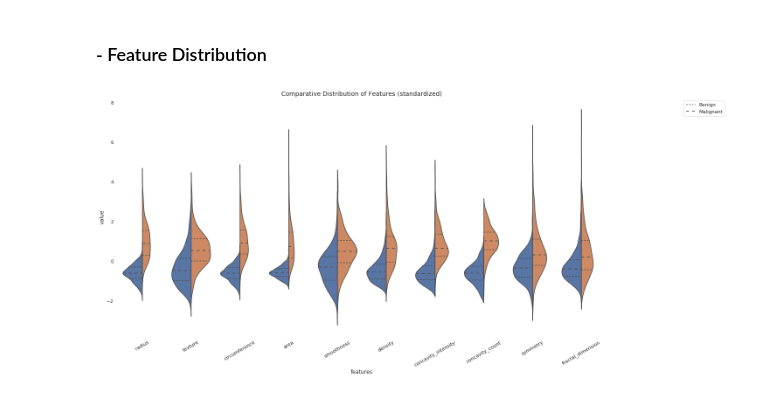
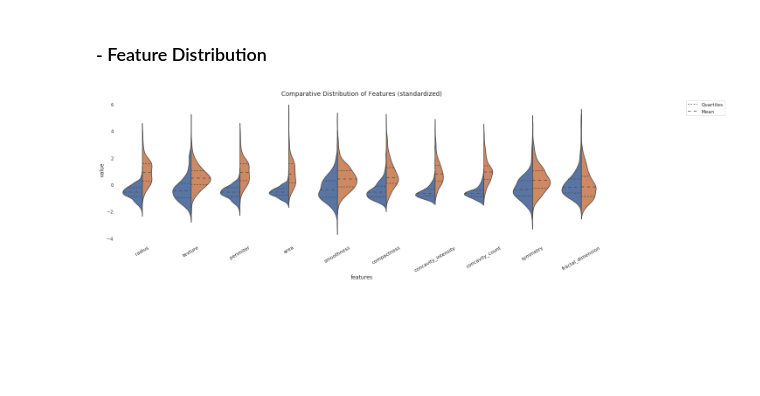
Before and after one commit to ottobricks/BreastCancerWisconsinDiagnostic, a Jupyter notebook: notebooks/eda.ipynb, the cells around one changed output. Drawn from its saved outputs; the diff is of its cells as text; code cells hidden in the pictures; blank space fills up the shorter version.

```diff
--- a/notebooks/eda.ipynb
+++ b/notebooks/eda.ipynb
@@ -77,7 +83,43 @@ def plot_compare_classdistribution(df: pd.DataFrame, summary='mean', ax=None):
             y="value",
             x="features",
             hue="label",
-            inner="quart",
+            inner="quartile",
             split=True,
         )
+
+from scipy.stats import boxcox, skew
+
+
+def transform_skew(df: pd.DataFrame) -> pd.DataFrame:
+    '''
+    Transforms data with Boxcox transformation
+    Keeps the transformation only if it is less skewed than the original
+    '''
+    skew_transformed = pd.DataFrame()
+
+    for feat in df.drop('label', axis=1):
+
+        data = df.drop('label', axis=1)[feat].values
+        posdata = data[data > 0]
+        # posdata = eda.data[eda.data[feat]>0][feat]
+
+        x, lmbda = boxcox(posdata, lmbda=None)
+
+        transform = np.empty_like(data)
+        transform[data > 0] = x
+        transform[data == 0] = -1/lmbda
+
+        if abs(skew(transform)) < abs(skew(data)):
+            skew_transformed[feat] = transform
+
+        else:
+            skew_transformed[feat] = data
+
+    skew_transformed.columns =\
+        pd.MultiIndex.from_tuples(
+            list(skew_transformed.columns),
+            names=('summaries', 'attributes')
+        )
+
+    return skew_transformed
 # %%
@@ -142,23 +184,23 @@ plt.show()
 ### - Feature Distribution
 # %%
 # -------------------------------------------------------------------------------
-fig, ax = plt.subplots(1, 1, figsize=(20, 10))
+fig, ax = plt.subplots(1, 1, figsize=(20, 6))
 
 ax.set_title('Comparative Distribution of Features (standardized)', fontsize=14)
 ax.spines['top'].set_visible(False)
 ax.spines['bottom'].set_visible(False)
 ax.spines['right'].set_visible(False)
 ax.spines['left'].set_visible(False)
 
-plot_compare_classdistribution(eda.data, ax=ax, summary='mean_max3')
+plot_compare_classdistribution(eda.data, ax=ax, summary='mean')
 
 ax.tick_params(axis='x', labelrotation=30)
 ax.legend_.remove()
-ax.legend(['Benign', 'Malignant'], loc='upper right', bbox_to_anchor=(1.25, 1))
+ax.legend(['Quartiles', 'Mean'], loc='upper right', bbox_to_anchor=(1.25, 1))
 
 plt.show()
 # %% [output]
-[figure, old version]
+[figure, new version]
 # %%
 print('Skewness of features:')
 eda.data.skew().sort_values(ascending=False)
```
Also changed, not shown: parts of 13 cells of this notebook.
